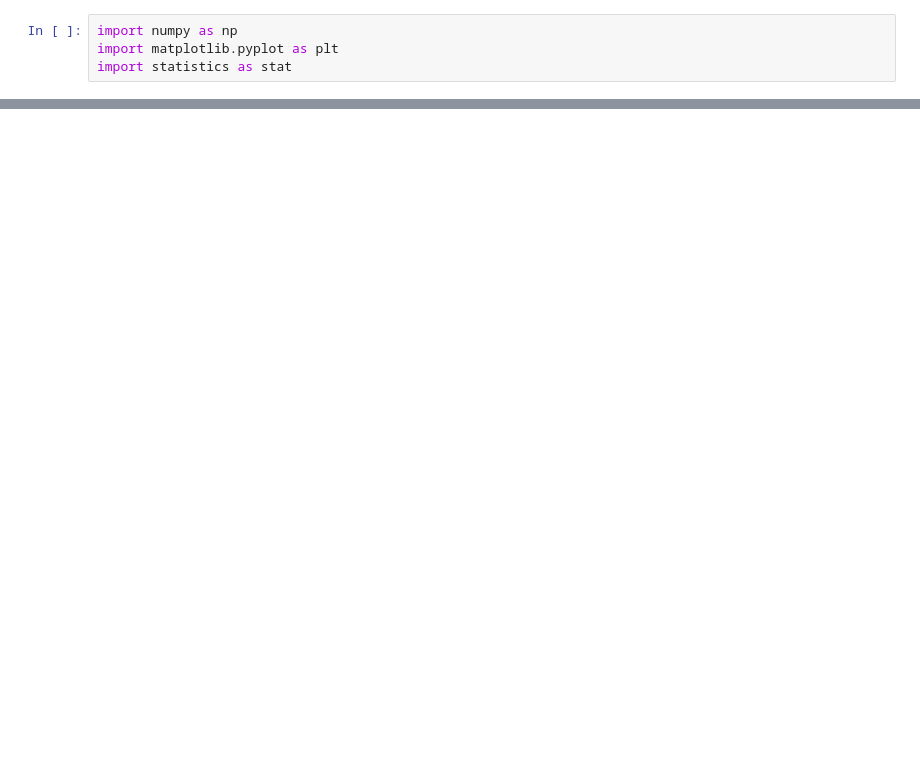
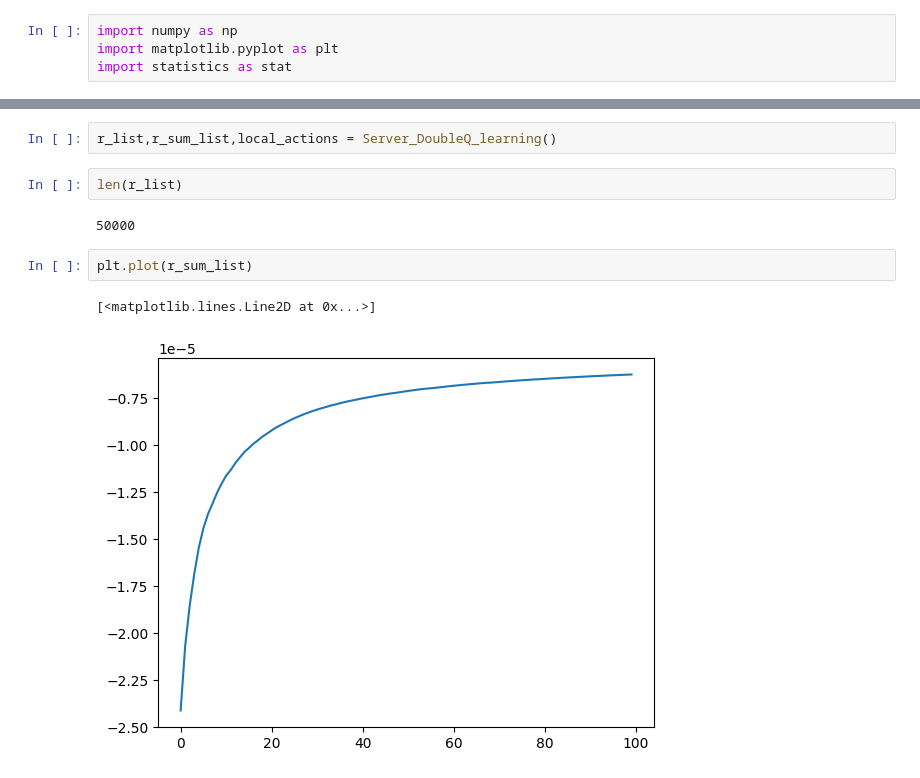
Before and after one commit to parthatom/Estimation_bias_Q_Learning, a Jupyter notebook: Cloud_vs_Local.ipynb, the cells around one changed output, grey strips where cells are left out. Saved outputs shown, nothing was run; the diff lists cells and outputs as text; blank space fills up the shorter version.

```diff
--- a/Cloud_vs_Local.ipynb
+++ b/Cloud_vs_Local.ipynb
@@ -101,0 +151,11 @@ numpy.ndarray
+# %%
+r_list,r_sum_list,local_actions = Server_DoubleQ_learning()
+# %%
+len(r_list)
+# %% [output]
+50000
+# %%
+plt.plot(r_sum_list)
+# %% [output]
+[<matplotlib.lines.Line2D at 0x...>]
+[figure, added]
```
Also changed, not shown: parts of 15 cells of this notebook.
